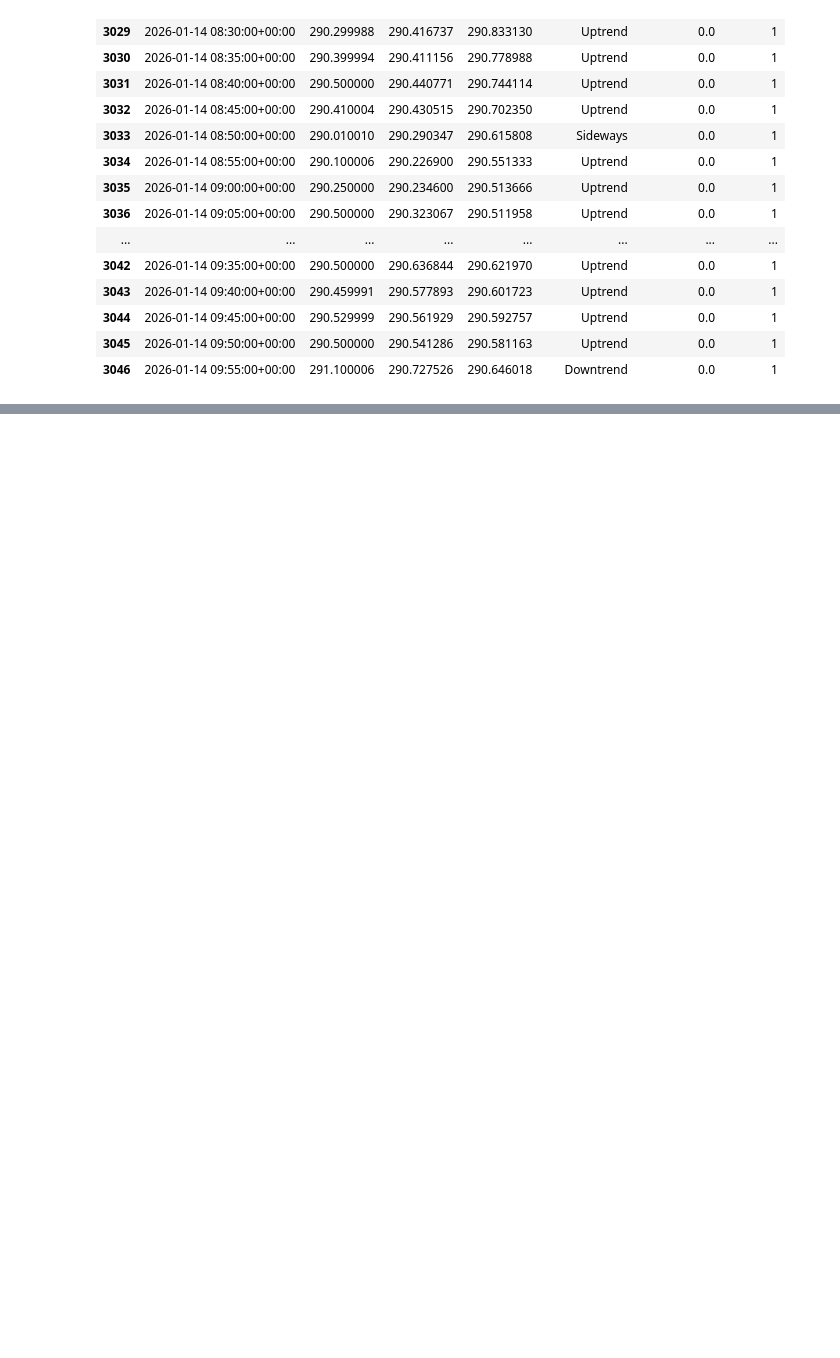
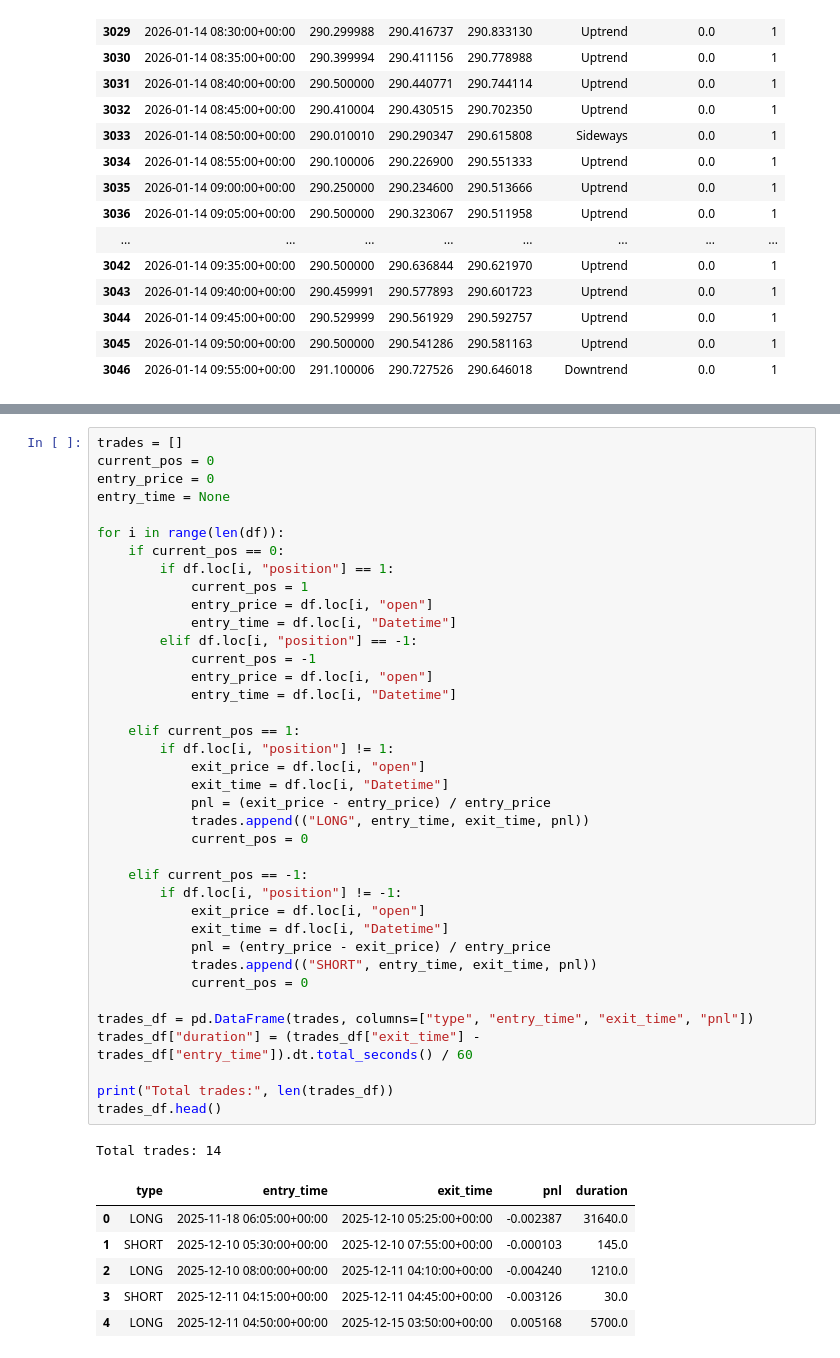
Before and after one commit to lakshaysharma2004/quant-trading-system, a Jupyter notebook: notebooks/05_strategy_backtest.ipynb, the cells around one changed output, grey strips where cells are left out. Saved outputs shown, nothing was run; the diff lists cells and outputs as text; blank space fills up the shorter version.

```diff
--- a/notebooks/05_strategy_backtest.ipynb
+++ b/notebooks/05_strategy_backtest.ipynb
@@ -103,0 +130,46 @@ df[["Datetime","close","ema_5","ema_15","regime_name","trade_signal","position"]
+# %%
+trades = []
+current_pos = 0
+entry_price = 0
+entry_time = None
+
+for i in range(len(df)):
+    if current_pos == 0:
+        if df.loc[i, "position"] == 1:
+            current_pos = 1
+            entry_price = df.loc[i, "open"]
+            entry_time = df.loc[i, "Datetime"]
+        elif df.loc[i, "position"] == -1:
+            current_pos = -1
+            entry_price = df.loc[i, "open"]
+            entry_time = df.loc[i, "Datetime"]
+
+    elif current_pos == 1:
+        if df.loc[i, "position"] != 1:
+            exit_price = df.loc[i, "open"]
+            exit_time = df.loc[i, "Datetime"]
+            pnl = (exit_price - entry_price) / entry_price
+            trades.append(("LONG", entry_time, exit_time, pnl))
+            current_pos = 0
+
+    elif current_pos == -1:
+        if df.loc[i, "position"] != -1:
+            exit_price = df.loc[i, "open"]
+            exit_time = df.loc[i, "Datetime"]
+            pnl = (entry_price - exit_price) / entry_price
+            trades.append(("SHORT", entry_time, exit_time, pnl))
+            current_pos = 0
+
+trades_df = pd.DataFrame(trades, columns=["type", "entry_time", "exit_time", "pnl"])
+trades_df["duration"] = (trades_df["exit_time"] - trades_df["entry_time"]).dt.total_seconds() / 60
+
+print("Total trades:", len(trades_df))
+trades_df.head()
+# %% [output]
+Total trades: 14
+|  | type | entry_time | exit_time | pnl | duration |
+| 0 | LONG | 2025-11-18 06:05:00+00:00 | 2025-12-10 05:25:00+00:00 | -0.002387 | 31640.0 |
+| 1 | SHORT | 2025-12-10 05:30:00+00:00 | 2025-12-10 07:55:00+00:00 | -0.000103 | 145.0 |
+| 2 | LONG | 2025-12-10 08:00:00+00:00 | 2025-12-11 04:10:00+00:00 | -0.004240 | 1210.0 |
+| 3 | SHORT | 2025-12-11 04:15:00+00:00 | 2025-12-11 04:45:00+00:00 | -0.003126 | 30.0 |
+| 4 | LONG | 2025-12-11 04:50:00+00:00 | 2025-12-15 03:50:00+00:00 | 0.005168 | 5700.0 |
```
Also changed, not shown: parts of 8 cells of this notebook, 10 other files.
